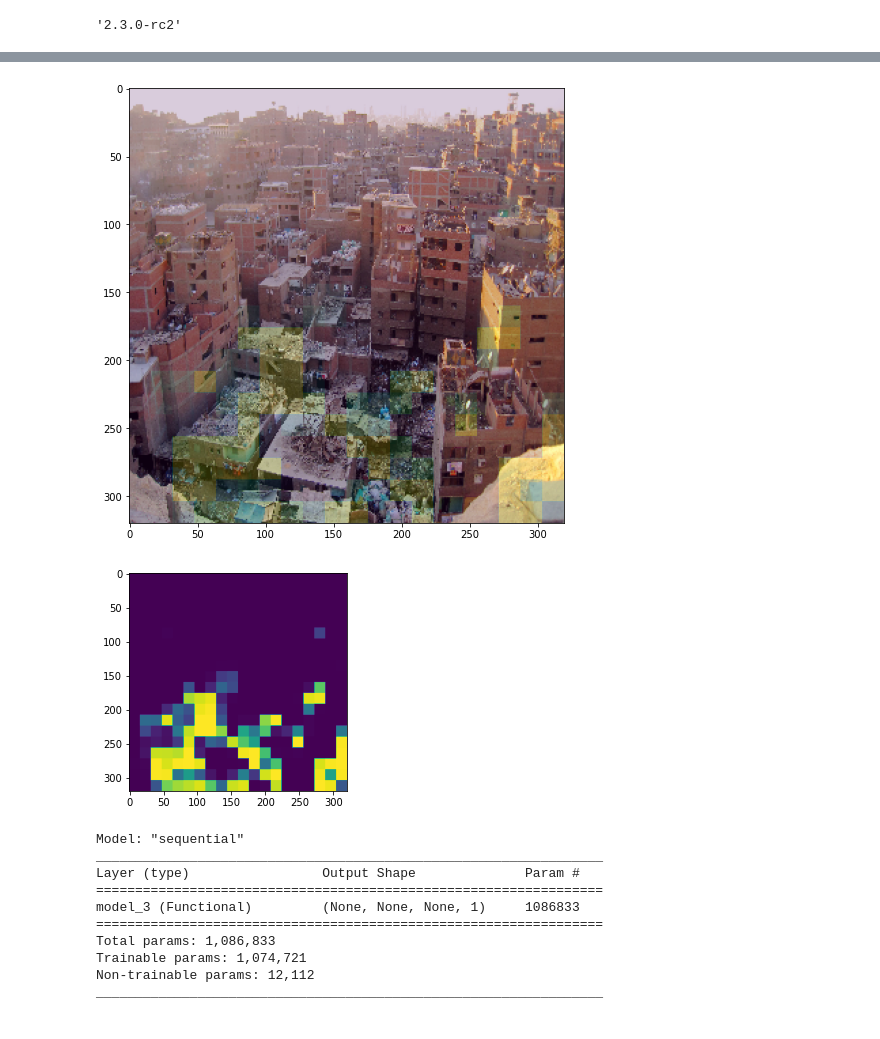
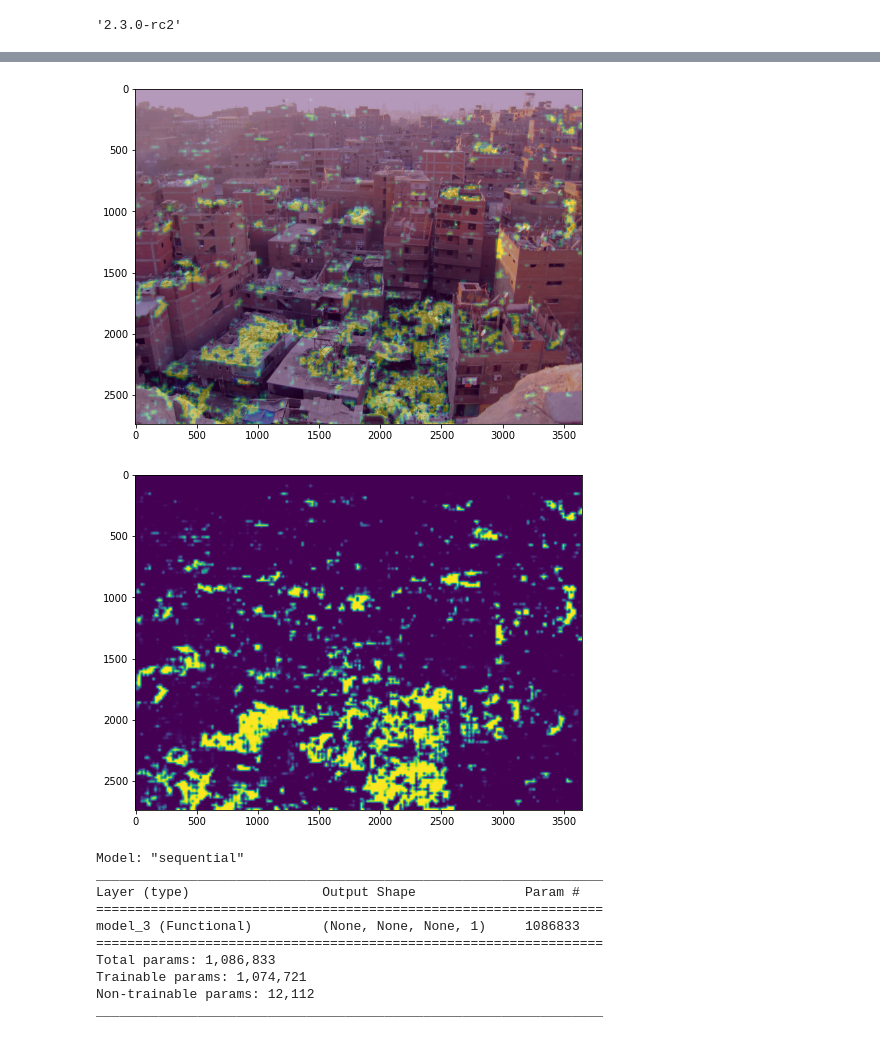
Before and after one commit to ShivamShrirao/GarbageDetectV2, a Jupyter notebook: test_model.ipynb, the cells around one changed output, grey strips where cells are left out. Cells and saved outputs as stored; diff of their text form; code cells hidden in the pictures.

```diff
--- a/test_model.ipynb
+++ b/test_model.ipynb
@@ -33,31 +29,21 @@ def mask_garbage(fpath, show=True, save=False, out_path='', resize=True):
     if resize:
         img = cv2.resize(img, (IMG_HEIGHT, IMG_WIDTH))
     img = cv2.cvtColor(img, cv2.COLOR_BGR2RGB).astype(np.float32)
-    img = img/255
+    img = img/255#127.5 - 1
     pred = model.predict(np.expand_dims(img,0)).squeeze()
-    mask = np.zeros(img.shape[:2], dtype=np.float32)
-    y_grid = img.shape[0]//pred.shape[0]
-    x_grid = img.shape[1]//pred.shape[1]
-    idy = 0
-    for y in range(0, img.shape[0], y_grid):
-        idx = 0
-        for x in range(0, img.shape[1], x_grid):
-            try:
-                mask[y:y+y_grid, x:x+x_grid] = pred[idy, idx]
-            except IndexError:
-                pass
-            idx+=1
-        idy+=1
-    fig = plt.figure(figsize=(8, 8), frameon=False)
+    mask = cv2.resize(pred*255, img.shape[1::-1])/255
+    plt.figure(figsize=(8, 8), frameon=False)
     plt.imshow(img)
-    plt.imshow(mask, alpha=0.2)#, cmap='PuRd')
+    plt.imshow(mask, alpha=0.4)#, cmap='PuRd')
     if save:
         fnm = fp.split('/')[-1].split('.')[0]
         plt.savefig(out_path + fnm + '.png', bbox_inches='tight', pad_inches=0)
     if show:
         plt.show()
-    plt.close(fig)
+    plt.close()
+    plt.figure(figsize=(8, 8), frameon=False)
     plt.imshow(mask)
+    plt.close()
 # %%
 DIR = '../spotgarbage-GINI/spotgarbage/garbage-queried-images/'
 # %%
@@ -66,8 +52,8 @@ for fp in os.listdir(DIR)[60:80]:
 # %%
-mask_garbage(DIR+'3adba2c8-6799-11e5-8dc4-40f2e96c8ad8.jpg', show=True, resize=True)
+mask_garbage(DIR+'3adba2c8-6799-11e5-8dc4-40f2e96c8ad8.jpg', show=True, resize=False)
 # %% [output]
-[figure, old version]
+[figure, new version]
-[figure, old version]
+[figure, new version]
 # %%
 finp = tf.keras.layers.Input(shape=(320,320,3))
 # %%
```
Also changed, not shown: parts of 7 cells of this notebook.
